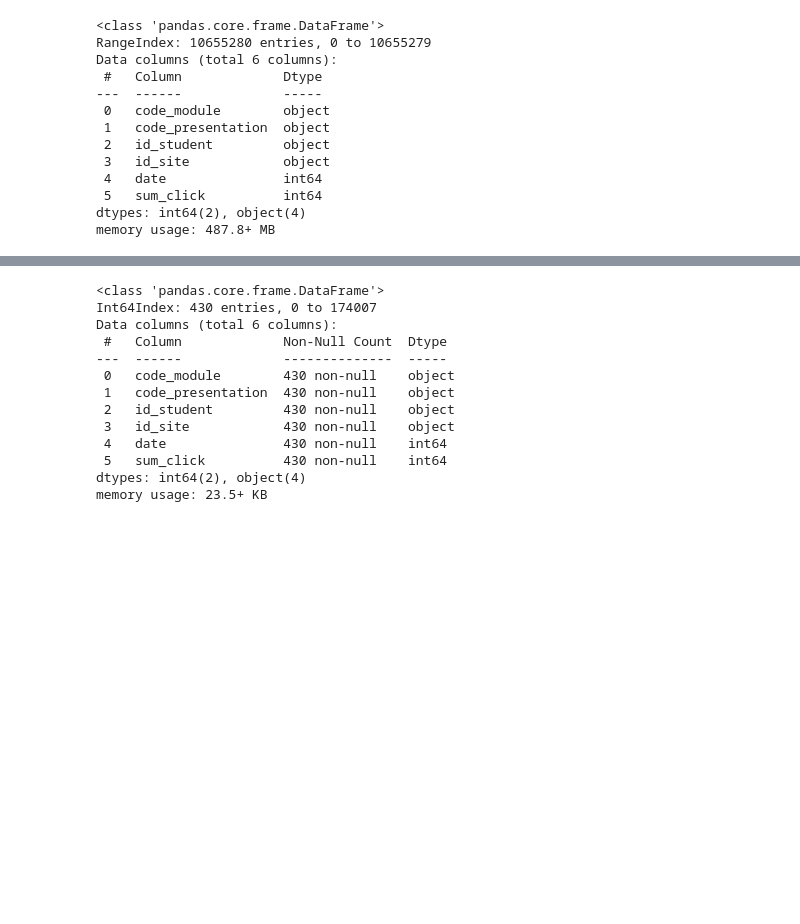
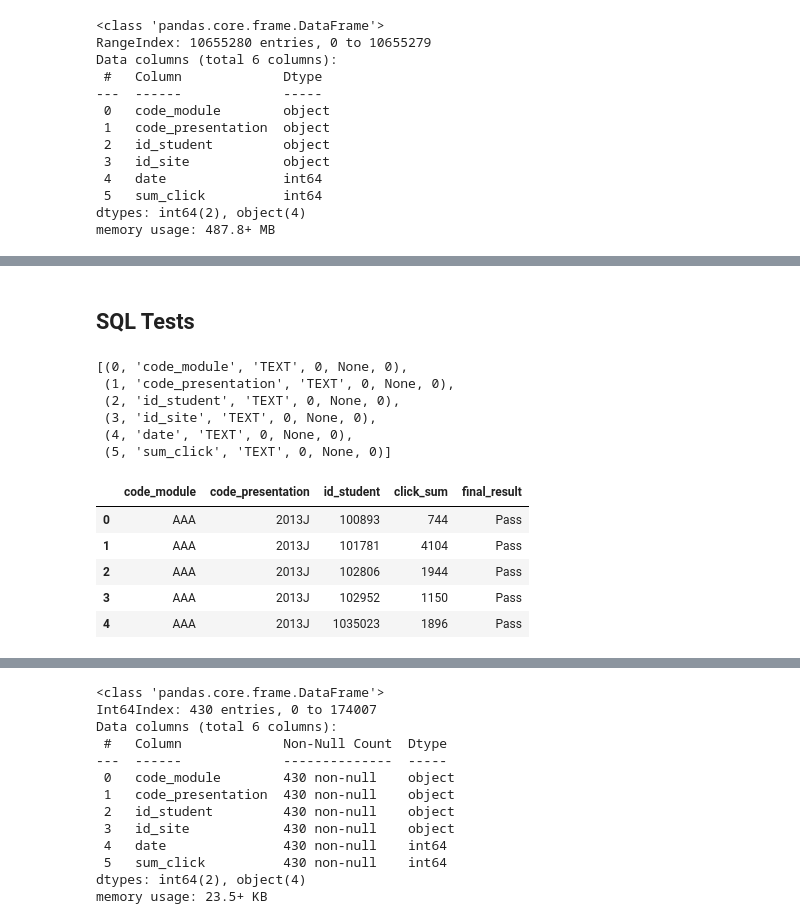
Before and after one commit to jeffreyhwatson/online_outcomes, a Jupyter notebook: notebooks/exploratory/cleaning_eda.ipynb, the cells around one changed output, grey strips where cells are left out. Cells and saved outputs as stored; diff of their text form; code cells hidden in the pictures; blank space fills up the shorter version.

```diff
--- a/notebooks/exploratory/cleaning_eda.ipynb
+++ b/notebooks/exploratory/cleaning_eda.ipynb
@@ -434,0 +499,13 @@ memory usage: 487.8+ MB
+# %% [markdown]
+## SQL Tests
+# %%
+# getting column names and table info
+q= "PRAGMA table_info(STUDENTVLE);"
+fn.fetch(cur, q)
+# %% [output]
+[(0, 'code_module', 'TEXT', 0, None, 0),
+ (1, 'code_presentation', 'TEXT', 0, None, 0),
+ (2, 'id_student', 'TEXT', 0, None, 0),
+ (3, 'id_site', 'TEXT', 0, None, 0),
+ (4, 'date', 'TEXT', 0, None, 0),
+ (5, 'sum_click', 'TEXT', 0, None, 0)]
@@ -434,0 +534,9 @@ memory usage: 487.8+ MB
+# %%
+clix_test.head()
+# %% [output]
+|  | code_module | code_presentation | id_student | click_sum | final_result |
+| 0 | AAA | 2013J | 100893 | 744 | Pass |
+| 1 | AAA | 2013J | 101781 | 4104 | Pass |
+| 2 | AAA | 2013J | 102806 | 1944 | Pass |
+| 3 | AAA | 2013J | 102952 | 1150 | Pass |
+| 4 | AAA | 2013J | 1035023 | 1896 | Pass |
```
Also changed, not shown: parts of 16 cells of this notebook.
